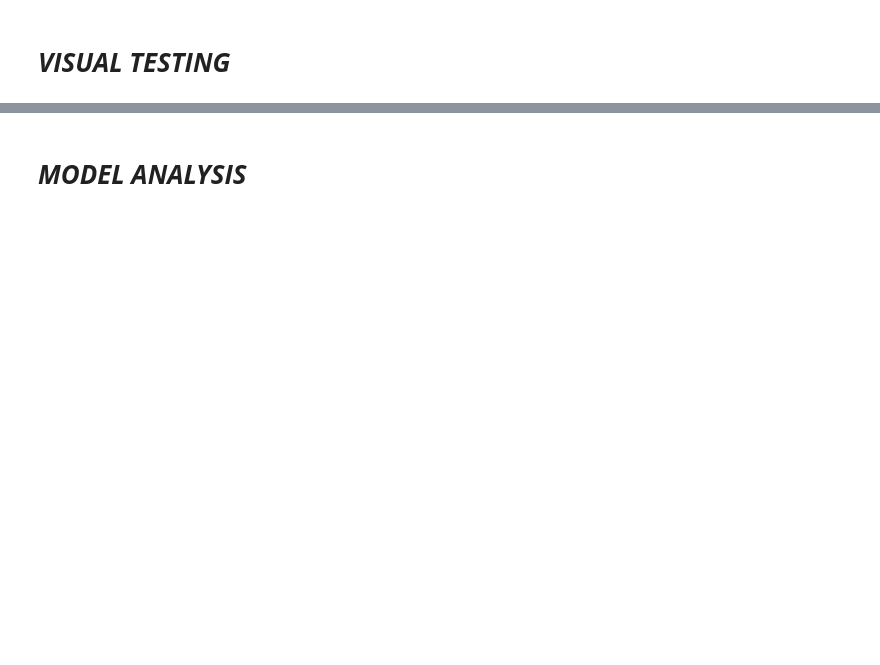
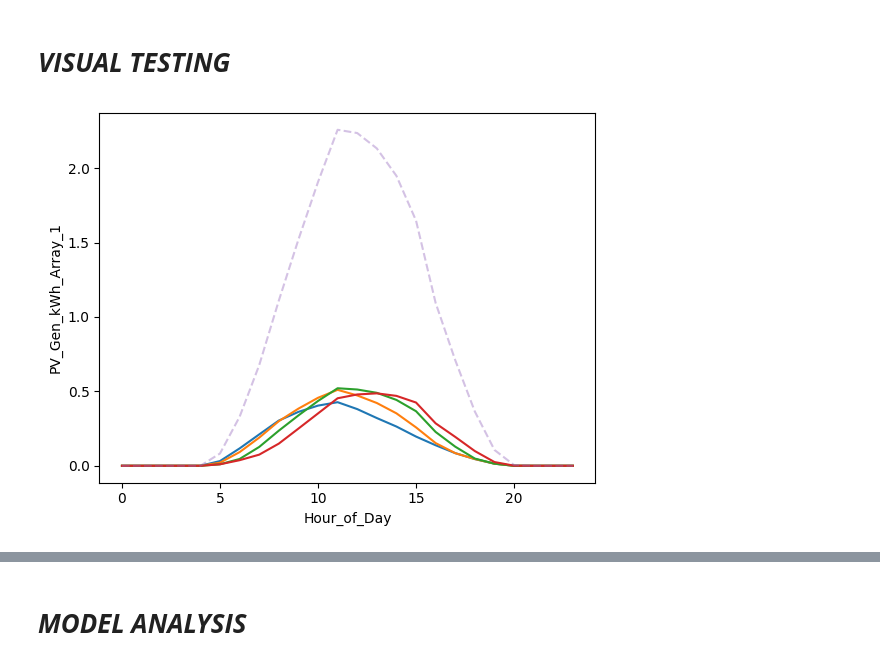
Before and after one commit to Daniel-Parke/WiseWattage, a Jupyter notebook: WiseWattage/wisewattage.ipynb, the cells around one changed output, grey strips where cells are left out. Saved outputs shown, nothing was run; the diff lists cells and outputs as text; code cells hidden in the pictures; blank space fills up the shorter version.

```diff
--- a/WiseWattage/wisewattage.ipynb
+++ b/WiseWattage/wisewattage.ipynb
@@ -504,29 +483,31 @@ for pv_size in pv_list:
 # ***VISUAL TESTING***
 # %%
 variables = ['E_Beam_Wm2', 'E_Diffuse_Wm2', 'E_Ground_Wm2', 'E_POA_Wm2', 'ET_HRad_Wm2',
-            'Cell_Temp_C', 'PV_Gen_kWh', 'AOI', 'Zenith_Angle']
+            'Array_Temp_C', 'PV_Gen_kWh', 'AOI', 'Zenith_Angle']
 
 testy = pv_model.all_models
 
 variable = "PV_Gen_kWh"
 
 variable_1 = f"{variable}_Array_1"
 variable_2 = f"{variable}_Array_2"
 variable_3 = f"{variable}_Array_3"
 variable_4 = f"{variable}_Array_4"
 variable_7 = f"{variable}_Total"
 variable_8 = f"{variable}_Avg"
 
 if variable_1 in testy:
     sns.lineplot(testy.groupby("Hour_of_Day")[variable_1].mean())
 if variable_2 in testy:
     sns.lineplot(testy.groupby("Hour_of_Day")[variable_2].mean())
 if variable_3 in testy:
     sns.lineplot(testy.groupby("Hour_of_Day")[variable_3].mean())
 if variable_4 in testy:
     sns.lineplot(testy.groupby("Hour_of_Day")[variable_4].mean())
 if variable_7 in testy:
     sns.lineplot(testy.groupby("Hour_of_Day")[variable_7].mean(), alpha=0.4, ls="--")
 if variable_8 in testy:
     sns.lineplot(testy.groupby("Hour_of_Day")[variable_8].mean(), alpha=0.4, ls="--")
+# %% [output]
+[figure, added]
 # %%
```
Also changed, not shown: parts of 54 cells of this notebook, 7 other files.
